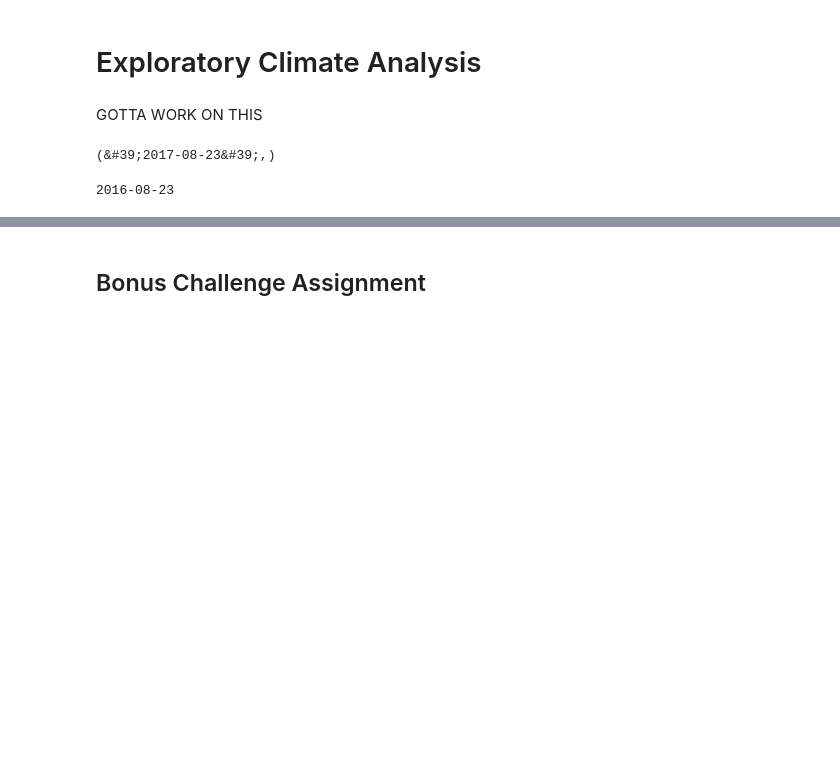
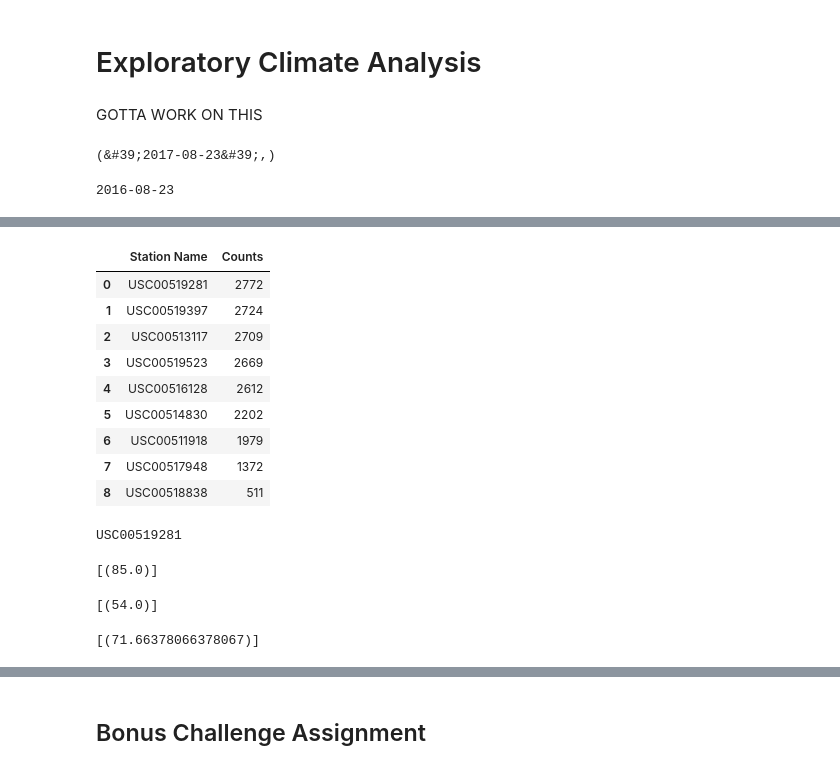
Before and after one commit to tanazimmer/sqlalchemy-challenge, a Jupyter notebook: climate_starter.ipynb, the cells around one changed output, grey strips where cells are left out. Drawn from its saved outputs; the diff is of its cells as text; code cells hidden in the pictures; blank space fills up the shorter version.

```diff
--- a/climate_starter.ipynb
+++ b/climate_starter.ipynb
@@ -136,9 +167,44 @@ precip_df
 # %%
 # What are the most active stations? (i.e. what stations have the most rows)?
 # List the stations and the counts in descending order.
+active_stations = session.query(Measurement.station, func.count(Measurement.station)).\
+        group_by(Measurement.station).order_by(func.count(Measurement.station).desc()).all()
+active_stations_df = pd.DataFrame(active_stations, columns=['Station Name', 'Counts'])
+active_stations_df
+# %% [output]
+|  | Station Name | Counts |
+| 0 | USC00519281 | 2772 |
+| 1 | USC00519397 | 2724 |
+| 2 | USC00513117 | 2709 |
+| 3 | USC00519523 | 2669 |
+| 4 | USC00516128 | 2612 |
+| 5 | USC00514830 | 2202 |
+| 6 | USC00511918 | 1979 |
+| 7 | USC00517948 | 1372 |
+| 8 | USC00518838 | 511 |
+# %%
+#Assign most active station to a variable
+most_active_station=active_stations[0][0]
+print(most_active_station)
+# %% [output]
+USC00519281
 # %%
 # Using the station id from the previous query, calculate the lowest temperature recorded,
 # highest temperature recorded, and average temperature of the most active station?
+highest_temp = session.query(func.max(Measurement.tobs)).filter(Measurement.station == most_active_station).all()
+highest_temp
+# %% [output]
+[(85.0)]
+# %%
+lowest_temp = session.query(func.min(Measurement.tobs)).filter(Measurement.station == most_active_station).all()
+lowest_temp
+# %% [output]
+[(54.0)]
+# %%
+average_temp = session.query(func.avg(Measurement.tobs)).filter(Measurement.station == most_active_station).all()
+average_temp
+# %% [output]
+[(71.66378066378067)]
 # %%
 # Choose the station with the highest number of temperature observations.
 # Query the last 12 months of temperature observation data for this station and plot the results as a histogram
```
Also changed, not shown: parts of 14 cells of this notebook, 2 other files.
